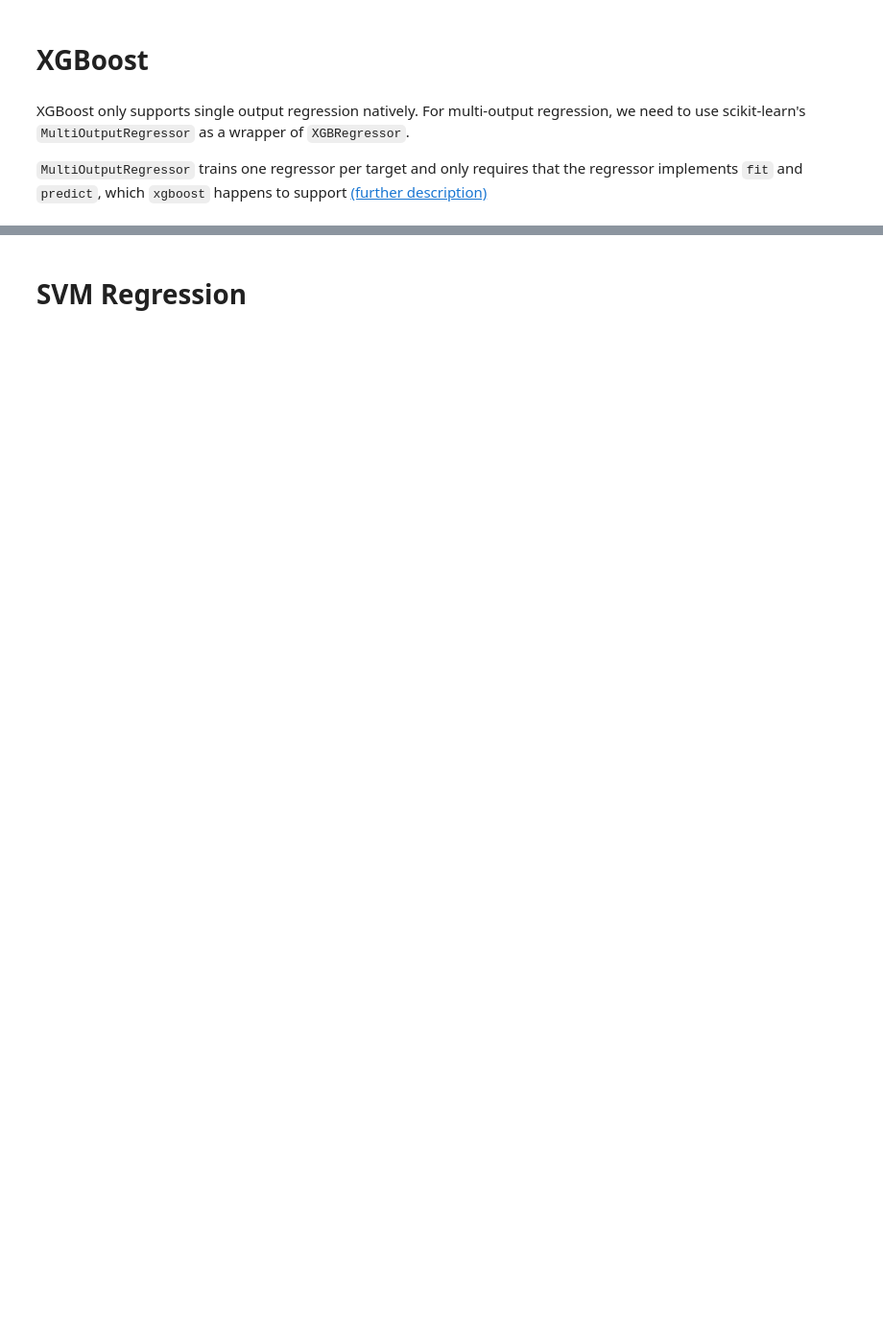
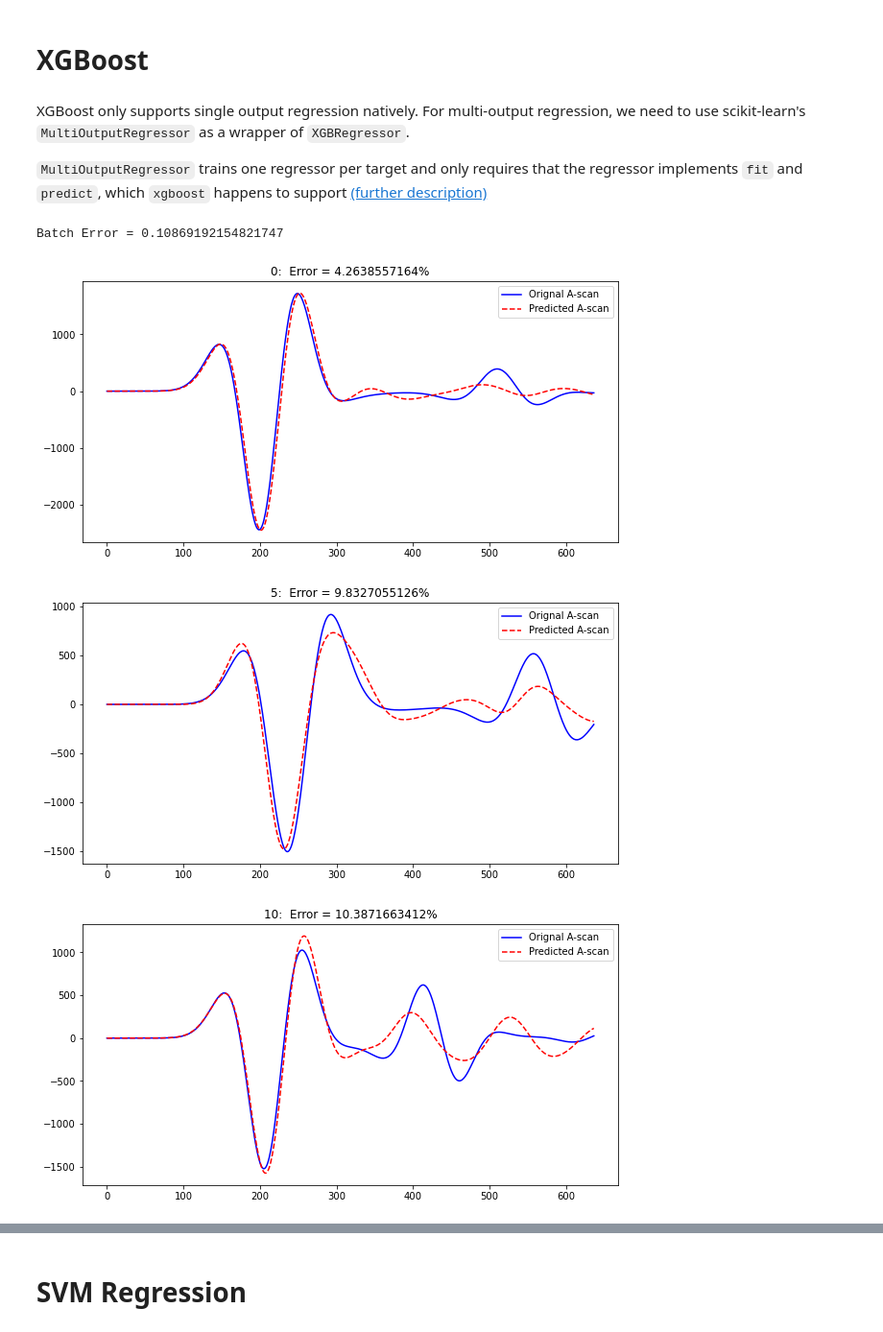
Before and after one commit to gprMax/gprMax, a Jupyter notebook: ML/ML.ipynb, the cells around one changed output, grey strips where cells are left out. Shown: that part at 96% size. Cells and saved outputs as stored; diff of their text form; code cells hidden in the pictures; blank space fills up the shorter version.

```diff
--- a/ML/ML.ipynb
+++ b/ML/ML.ipynb
@@ -181,3 +167,10 @@ mult_xgb_regr = MultiOutputRegressor(xg_reg).fit(train_x, train_y)
 # %%
 y_pred_compr = mult_xgb_regr.predict(test_x)
 y_pred_final = pca.inverse_transform(y_pred_compr)
+
+plot_pred_dat(test_y, y_pred_final, [], nmse)
+# %% [output]
+Batch Error = 0.10869192154821747
+[figure, added]
+[figure, added]
+[figure, added]
```
Also changed, not shown: parts of 10 cells of this notebook, 1 other file.
